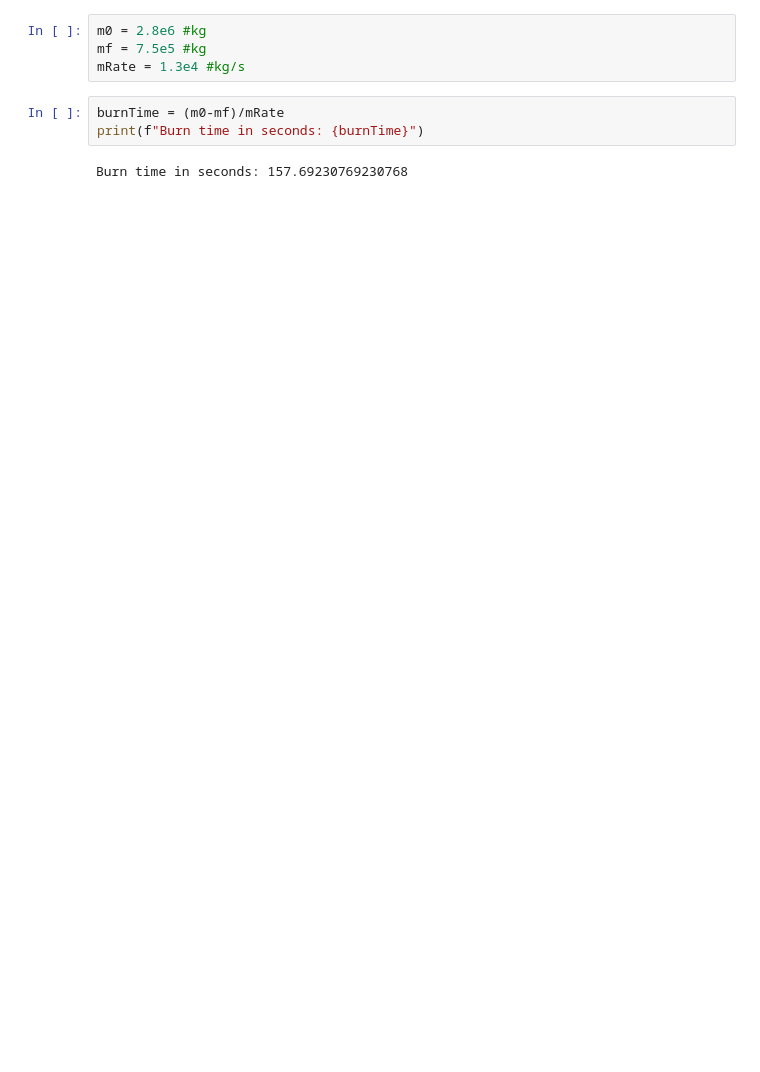
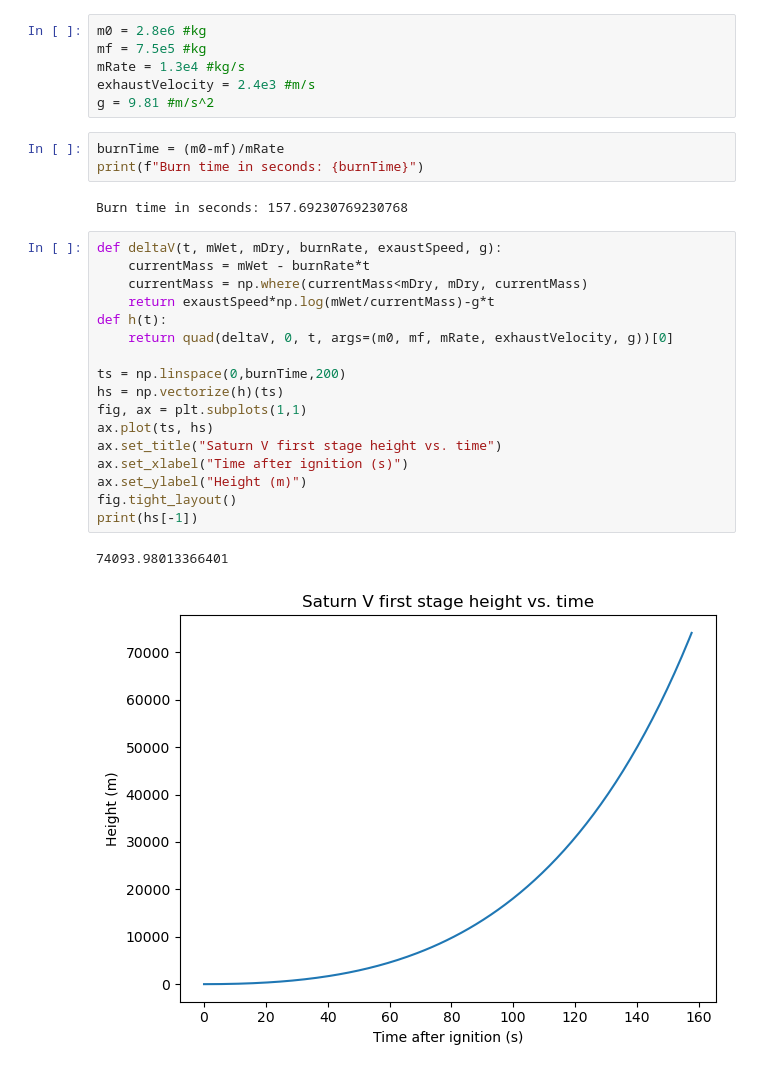
Before and after one commit to MatthewPrem/PHYS265-spring25, a Jupyter notebook: Lab1/Prem-Lab-1.ipynb, the cells around one changed output. Saved outputs shown, nothing was run; the diff lists cells and outputs as text; blank space fills up the shorter version.

```diff
--- a/Lab1/Prem-Lab-1.ipynb
+++ b/Lab1/Prem-Lab-1.ipynb
@@ -107,8 +108,30 @@ fig.tight_layout()
 m0 = 2.8e6 #kg
 mf = 7.5e5 #kg
 mRate = 1.3e4 #kg/s
+exhaustVelocity = 2.4e3 #m/s
+g = 9.81 #m/s^2
 # %%
 burnTime = (m0-mf)/mRate
 print(f"Burn time in seconds: {burnTime}")
 # %% [output]
 Burn time in seconds: 157.69230769230768
+# %%
+def deltaV(t, mWet, mDry, burnRate, exaustSpeed, g):
+    currentMass = mWet - burnRate*t
+    currentMass = np.where(currentMass<mDry, mDry, currentMass)
+    return exaustSpeed*np.log(mWet/currentMass)-g*t
+def h(t):
+    return quad(deltaV, 0, t, args=(m0, mf, mRate, exhaustVelocity, g))[0]
+
+ts = np.linspace(0,burnTime,200)
+hs = np.vectorize(h)(ts)
+fig, ax = plt.subplots(1,1)
+ax.plot(ts, hs)
+ax.set_title("Saturn V first stage height vs. time")
+ax.set_xlabel("Time after ignition (s)")
+ax.set_ylabel("Height (m)")
+fig.tight_layout()
+print(hs[-1])
+# %% [output]
+74093.98013366401
+[figure, added]
```
Also changed, not shown: parts of 1 cell of this notebook.
